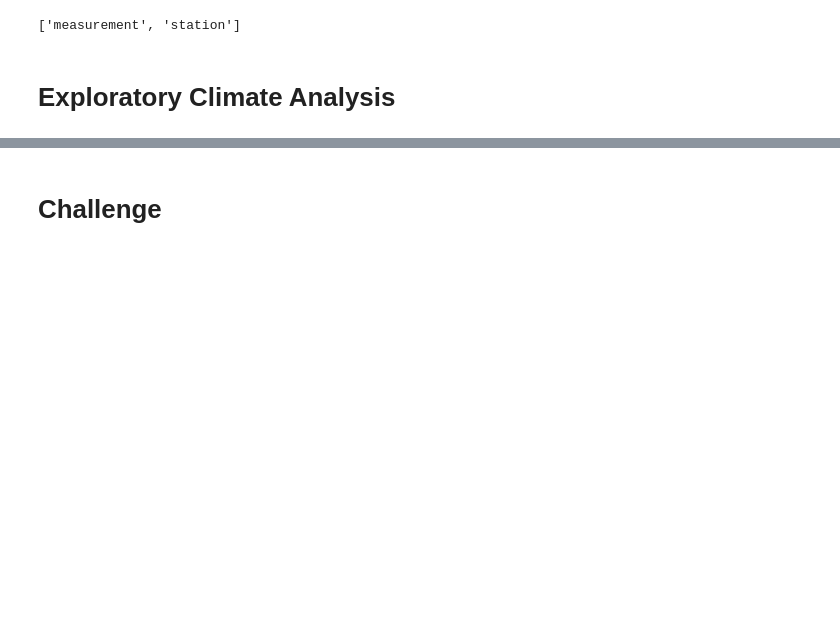
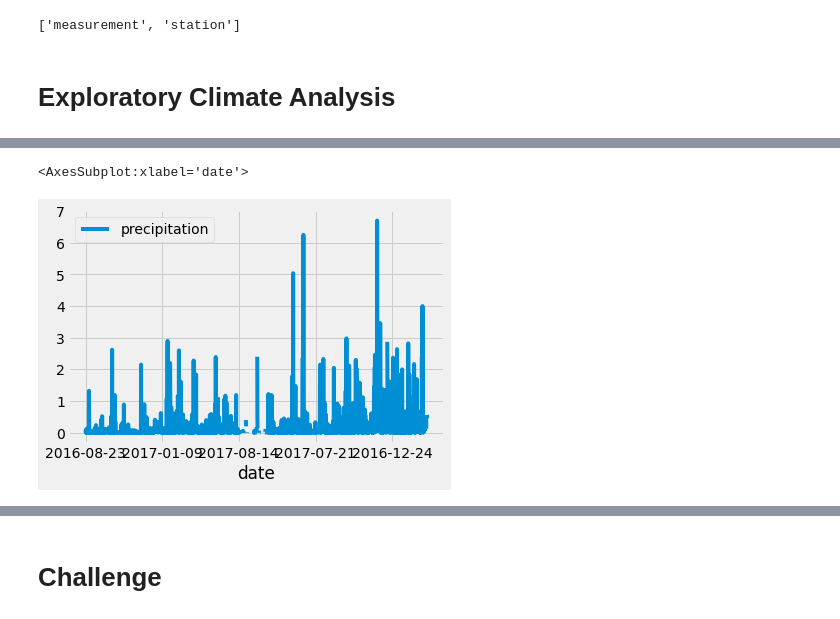
Before and after one commit to drewholt12/surfs_up, a Jupyter notebook: climate_analysis.ipynb, the cells around one changed output, grey strips where cells are left out. Drawn from its saved outputs; the diff is of its cells as text; code cells hidden in the pictures; blank space fills up the shorter version.

```diff
--- a/climate_analysis.ipynb
+++ b/climate_analysis.ipynb
@@ -42,11 +42,14 @@ session = Session(engine)
 #Starting from the last data point in the database.
 
 # Calculate the date one year from the last date in data set.
-
+prev_year = dt.date(2017, 8, 23) - dt.timedelta(days=365)
 # Perform a query to retrieve the data and precipitation scores
+# results = session.query(Measurement.date, Measurement.prcp) ** this is all the data not what we want**
+# add filter() function to remove older dates using the prev_year variable, the .all() adds results to a list....
+results = session.query(Measurement.date, Measurement.prcp).filter(Measurement.date >= prev_year).all()
 
 # Save the query results as a Pandas DataFrame and set the index to the date column
-
-# Sort the dataframe by date
-
-# Use Pandas Plotting with Matplotlib to plot the data
+df = pd.DataFrame(results, columns=['date','precipitation'])
+# Sort the dataframe by date (sets index to date)
+df.set_index(df['date'], inplace=True)
+print(df.to_string(index=False))  #  this removes the index but also dates are now chronological
@@ -53,2 +74,8 @@ session = Session(engine)
+# %%
+# Use Pandas Plotting with Matplotlib to plot the data
+df.plot()
+# %% [output]
+<AxesSubplot:xlabel='date'>
+[figure, added]
 # %%
 # Use Pandas to calcualte the summary statistics for the precipitation data
```
Also changed, not shown: parts of 10 cells of this notebook.
